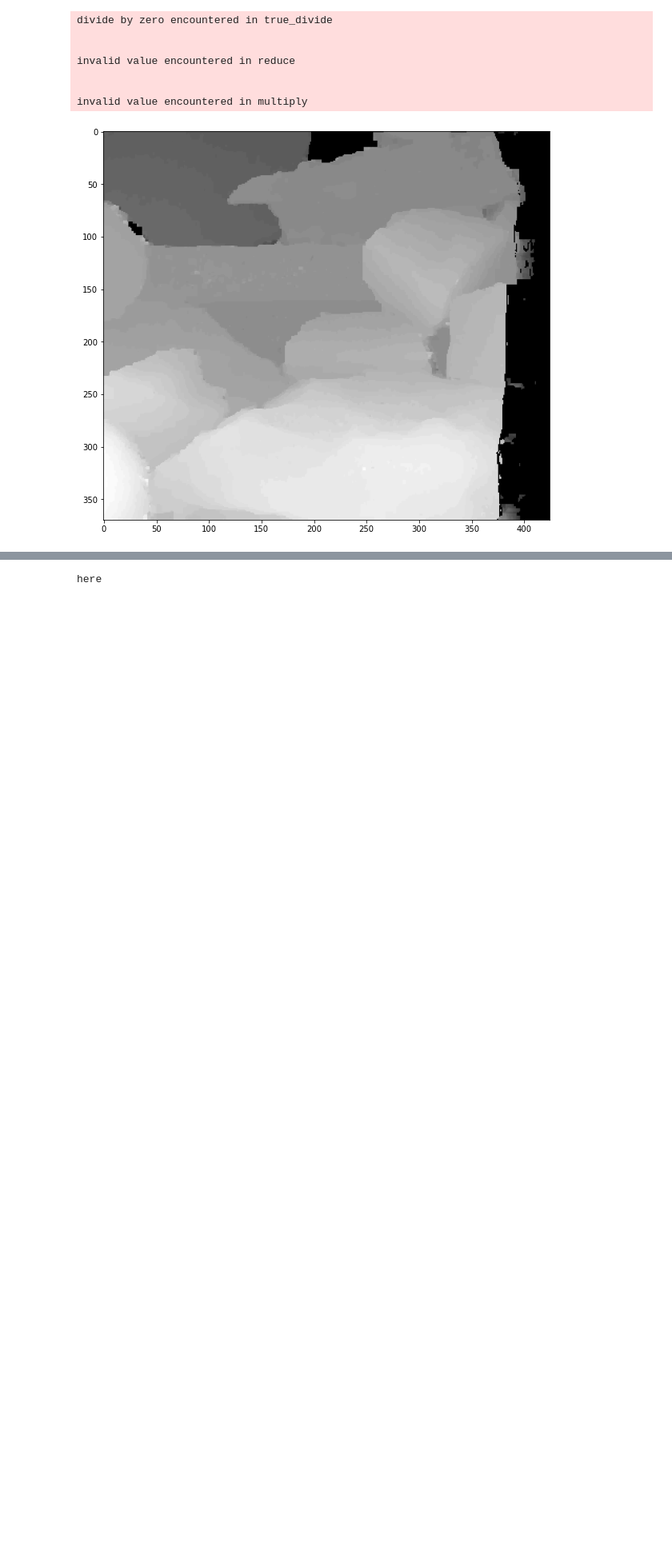
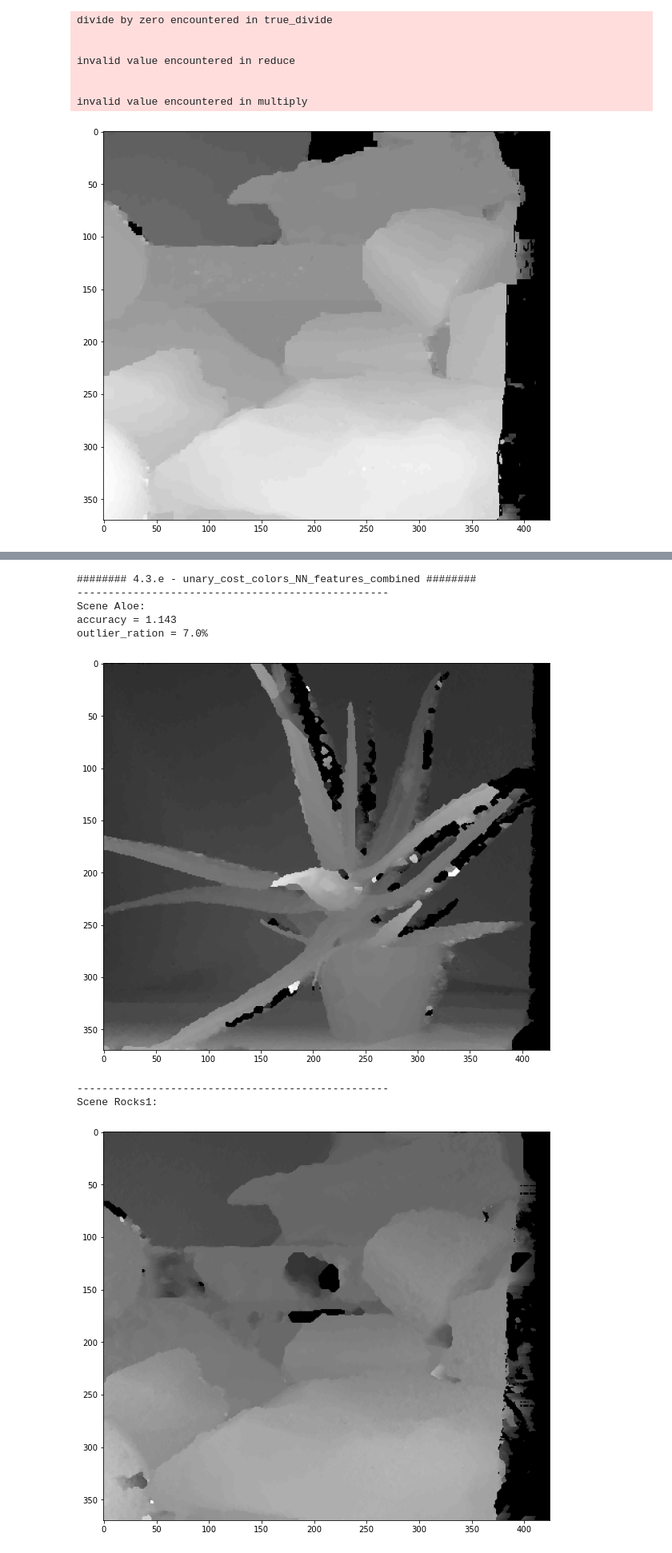
Before and after one commit to antebi-itai/MVGFinalAssignment, a Jupyter notebook: main.ipynb, the cells around one changed output, grey strips where cells are left out. Shown at 80% size. Cells and saved outputs as stored; diff of their text form; code cells hidden in the pictures; blank space fills up the shorter version.

```diff
--- a/main.ipynb
+++ b/main.ipynb
@@ -297,4 +273,24 @@ unary_cost_mat_a = unary_cost_mat.reshape(370, 427, 80)
-# %%
-print("here")
-# %% [output]
-here
+# %%
+print("######## 4.3.e - unary_cost_colors_NN_features_combined ########", flush=True)
+K = 3
+scale = 0.3
+for scene in [data.SCENES_WITH_GT_DISPARITIES[data.CHOSEN_GT_SCENE_INDEX],
+			  data.SCENES_WITHOUT_GT_DISPARITIES[data.CHOSEN_WITHOUT_GT_SCENE_INDEX]]:
+	graph_cuts.images_to_disparity_map_and_3d_scene(scene=scene,
+													get_edges_fn=graph_cuts.get_all_surrounding_edges,
+													get_pairwise_cost_fn=graph_cuts.pairwise_cost_l1_saturated,
+													get_pairwise_cost_kwargs=dict({"K": K}),
+													get_unary_cost_fn=graph_cuts.unary_cost_colors_features_combined,
+													get_unary_cost_kwargs=dict({"colored_scale" : 10 * scale, "features_scale" : 1 * scale, "model": "vgg"}),
+													P_l=P_l, P_r=P_r, K_l=K_l, K_r=K_r,
+													subsection="4.3")
+# %% [output]
+######## 4.3.e - unary_cost_colors_NN_features_combined ########
+--------------------------------------------------
+Scene Aloe:
+accuracy = 1.143
+outlier_ration = 7.0%
+[figure, added]
+--------------------------------------------------
+Scene Rocks1:
+[figure, added]
```
Also changed, not shown: parts of 3 cells of this notebook, 1 other file.
